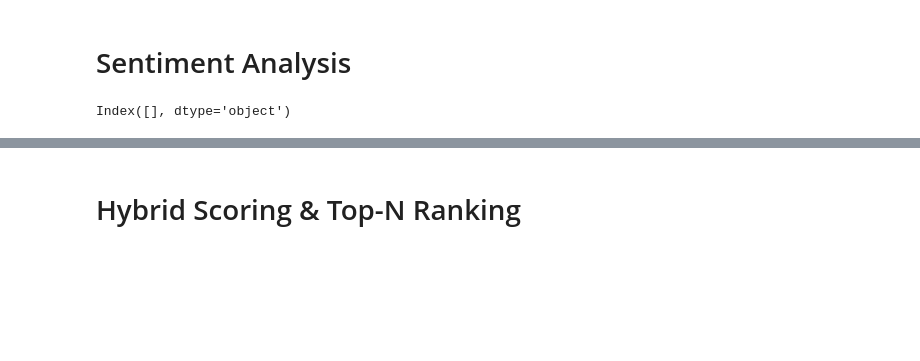
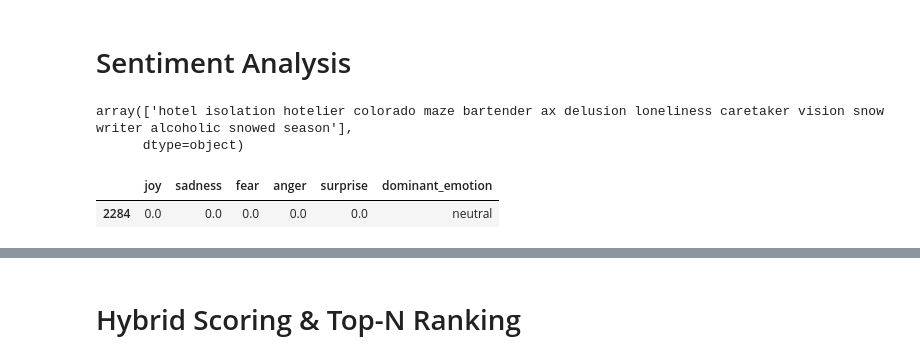
Before and after one commit to blueland1997/Proyek-1_sistem.rekomendasi.film, a Jupyter notebook: model/capstone_model.ipynb, the cells around one changed output, grey strips where cells are left out. Drawn from its saved outputs; the diff is of its cells as text; code cells hidden in the pictures; blank space fills up the shorter version.

```diff
--- a/model/capstone_model.ipynb
+++ b/model/capstone_model.ipynb
@@ -252,30 +269,5 @@ except Exception as e:
 # %% [markdown]
 # Sentiment Analysis
-# %%
-print(df_capstone.columns[df_capstone.columns.duplicated()])
-# %% [output]
-Index([], dtype='object')
-# %%
-emotion_columns = [
-    'joy',
-    'sadness',
-    'fear',
-    'anger',
-    'surprise',
-    'dominant_emotion',
-    'sentiment_score',
-    'sentiment_norm'
-]
-
-existing_cols = [
-    col for col in emotion_columns
-    if col in df_capstone.columns
-]
-
-df_capstone = df_capstone.drop(
-    columns=existing_cols,
-    errors='ignore'
-)
 # %%
 emotion_lexicon = {
     "joy": [
@@ -341,3 +333,14 @@ if max_s > min_s:
     df_capstone['sentiment_norm'] = ((df_capstone['sentiment_score'] - min_s) / (max_s - min_s))
 else:
     df_capstone['sentiment_norm'] = 0.0
+# %%
+df_capstone[df_capstone['title'] == 'The Shining']['clean_keywords'].values
+# %% [output]
+array(['hotel isolation hotelier colorado maze bartender ax delusion loneliness caretaker vision snow writer alcoholic snowed season'],
+      dtype=object)
+# %%
+# Cek keywords
+df_capstone[df_capstone['title'] == 'The Shining'][['joy','sadness','fear','anger','surprise','dominant_emotion']]
+# %% [output]
+|  | joy | sadness | fear | anger | surprise | dominant_emotion |
+| 2284 | 0.0 | 0.0 | 0.0 | 0.0 | 0.0 | neutral |
```
Also changed, not shown: parts of 13 cells of this notebook, 5 other files.
